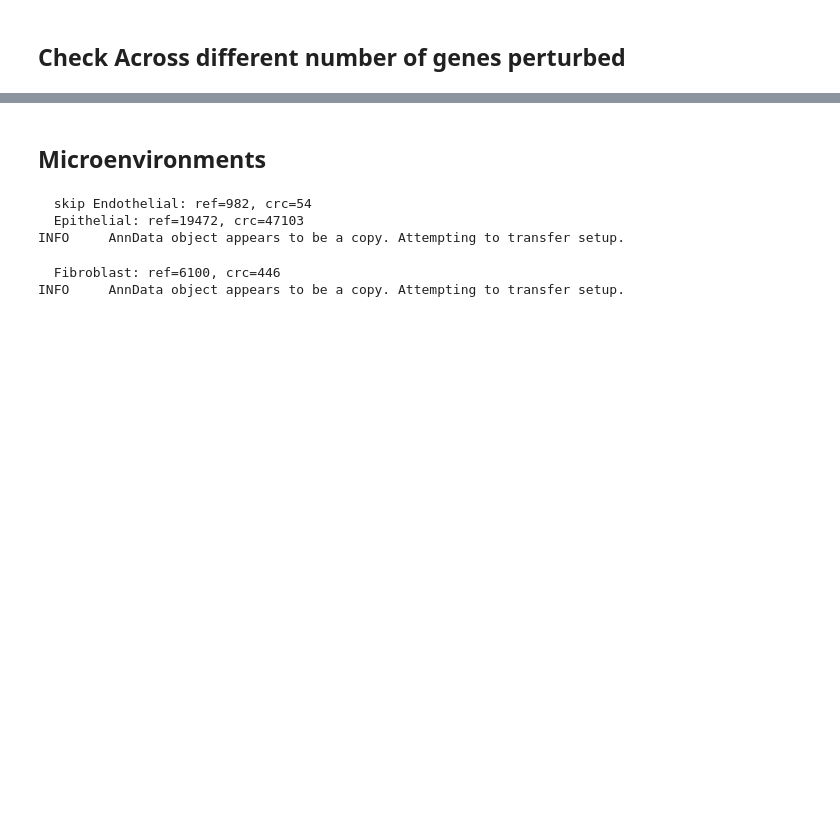
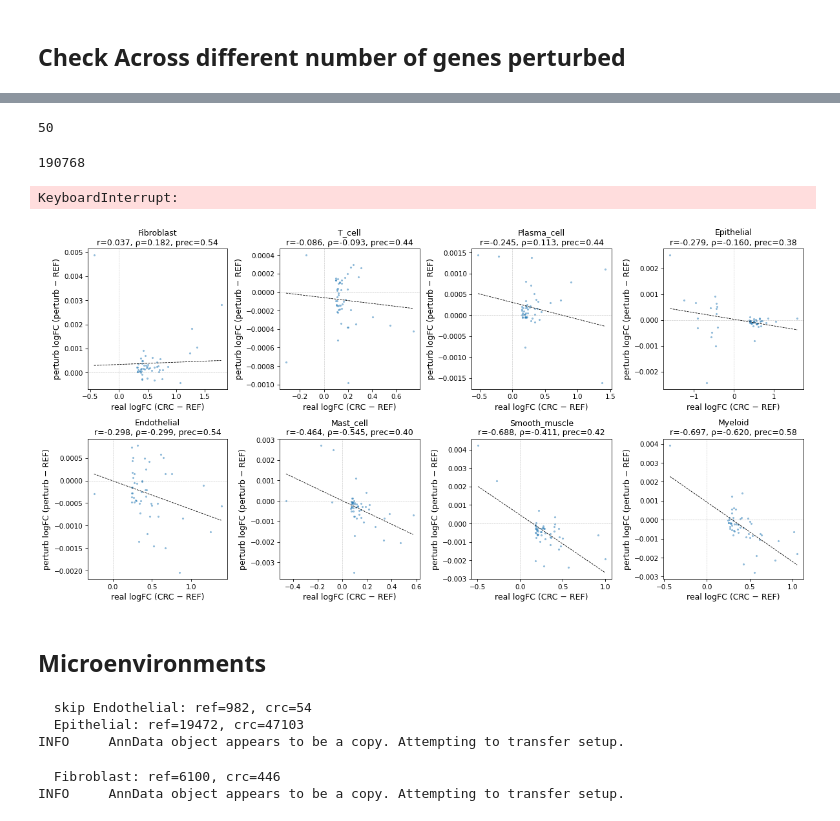
Before and after one commit to PMBio/cellina, a Jupyter notebook: test.ipynb, the cells around one changed output, grey strips where cells are left out. Saved outputs shown, nothing was run; the diff lists cells and outputs as text; code cells hidden in the pictures; blank space fills up the shorter version.

```diff
--- a/test.ipynb
+++ b/test.ipynb
@@ -1243,0 +1321,4 @@ top_n_perturb= 500  avg Pearson r=0.929  avg Spearman r=0.797
+# %%
+len(logfc_series_dict['Endothelial'])
+# %% [output]
+50
@@ -1244,3 +1330,67 @@ top_n_perturb= 500  avg Pearson r=0.929  avg Spearman r=0.797
+# %%
+# garbage collector
+import gc
+gc.collect()
+# %% [output]
+190768
+# %%
+summary_perturb, logfcs_perturb = compute_cf_logfc(
+    model, adata,
+    groupby=labels_key,
+    ref_domain=f'{slide_id}_REF',
+    crc_domain=f'{slide_id}_CRC',
+    celltype_col=labels_key,
+    domain_col=domains_key,
+    mode='perturb',
+    batch_size=512,
+    top_n=50,
+    logfc_series=logfc_series_dict,
+    top_n_perturb=None,
+)
+print(summary_perturb)
+# %% [output]
+KeyboardInterrupt:
+# %%
+n_cts = len(summary_perturb)
+ncols = 4
+nrows = (n_cts + ncols - 1) // ncols
+
+fig, axes = plt.subplots(nrows, ncols, figsize=(4 * ncols, 4 * nrows))
+axes = axes.flatten()
+
+for i, (_, row) in enumerate(summary_perturb.iterrows()):
+    ct = row["cell_type"]
+    ax = axes[i]
+
+    real = logfcs_perturb[ct]["real_logfc"]
+    cf   = logfcs_perturb[ct]["cf_logfc"]
+    mask = logfcs_perturb[ct]["top_n_mask"]
+    if mask is not None:
+        real, cf = real[mask], cf[mask]
+
+    ax.scatter(real, cf, s=4, alpha=0.4)
+
+    m, b = np.polyfit(real, cf, 1)
+    x_lo, x_hi = real.min(), real.max()
+    ax.plot([x_lo, x_hi], [m * x_lo + b, m * x_hi + b], color='k', lw=0.8, ls='--')
+
+    ax.axhline(0, color='grey', lw=0.5, ls=':')
+    ax.axvline(0, color='grey', lw=0.5, ls=':')
+
+    ax.set_xlabel('real logFC (CRC − REF)', fontsize=12)
+    ax.set_ylabel('perturb logFC (perturb − REF)', fontsize=12)
+    ax.set_title(
+        f"{ct}\nr={row['pearson_r']:.3f}, ρ={row['spearman_r']:.3f}, prec={row['precision']:.2f}",
+        fontsize=12,
+    )
+
+for j in range(i + 1, len(axes)):
+    axes[j].set_visible(False)
+
+plt.tight_layout()
+plt.show()
+# %% [output]
+[figure, added]
 # %% [markdown]
 ## Microenvironments
 # %%
```
Also changed, not shown: parts of 32 cells of this notebook, 1 other file.
